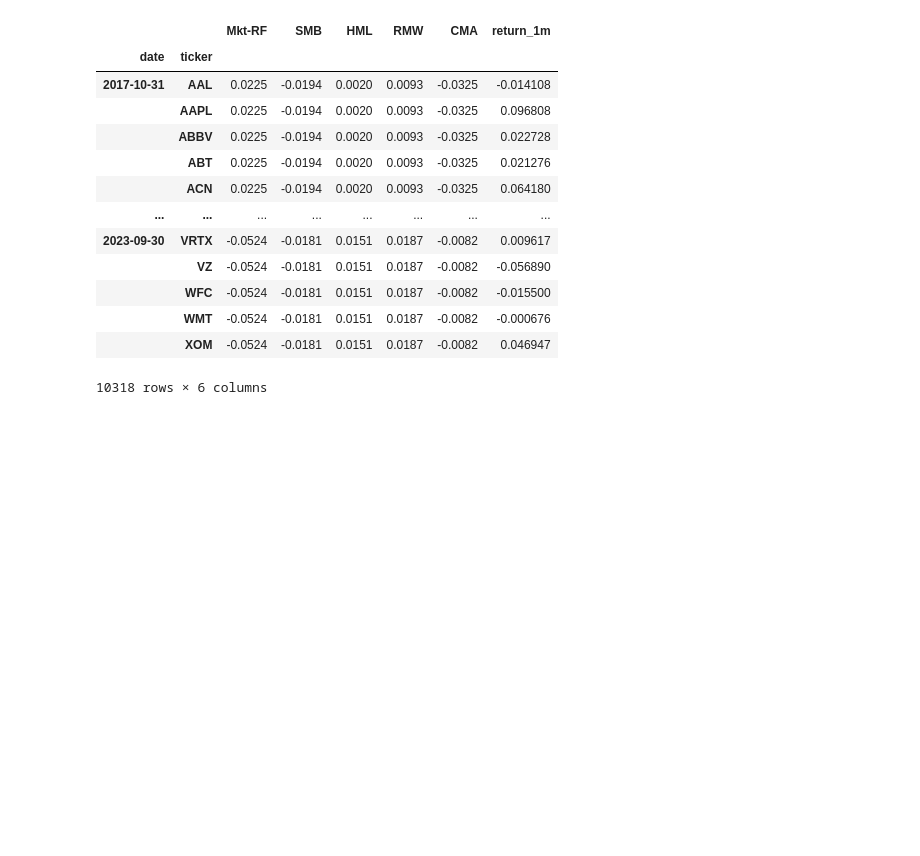
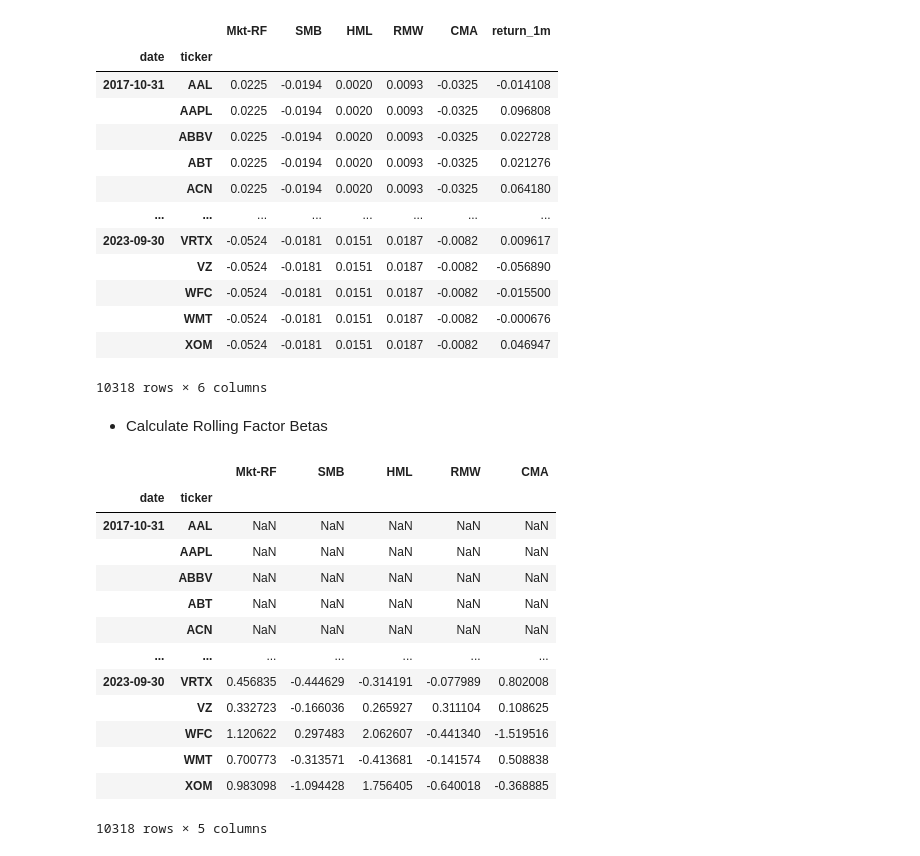
Before and after one commit to cody-mckeon/Unsupervised-Learning-Trading-Strategy, a Jupyter notebook: Unsupervised-Learning-Trading.ipynb, the cells around one changed output. Saved outputs shown, nothing was run; the diff lists cells and outputs as text; code cells hidden in the pictures; blank space fills up the shorter version.

```diff
--- a/Unsupervised-Learning-Trading.ipynb
+++ b/Unsupervised-Learning-Trading.ipynb
@@ -321,3 +321,33 @@ factor_data
 |  | WMT | -0.0524 | -0.0181 | 0.0151 | 0.0187 | -0.0082 | -0.000676 |
 |  | XOM | -0.0524 | -0.0181 | 0.0151 | 0.0187 | -0.0082 | 0.046947 |
 10318 rows × 6 columns
+# %% [markdown]
+<ul>
+    <li>Calculate Rolling Factor Betas</li>
+</ul>
+# %%
+betas= (factor_data.groupby(level=1,
+                    group_keys=False)
+        .apply(lambda x: RollingOLS(endog=x['return_1m'],
+                           exog=sm.add_constant(x.drop('return_1m', axis=1)),
+                           window=min(24, x.shape[0]),
+                           min_nobs=len(x.columns)+1)
+         .fit(params_only=True)
+         .params
+         .drop('const', axis=1)))
+betas
+# %% [output]
+|  |  | Mkt-RF | SMB | HML | RMW | CMA |
+| date | ticker |  |  |  |  |  |
+| 2017-10-31 | AAL | NaN | NaN | NaN | NaN | NaN |
+|  | AAPL | NaN | NaN | NaN | NaN | NaN |
+|  | ABBV | NaN | NaN | NaN | NaN | NaN |
+|  | ABT | NaN | NaN | NaN | NaN | NaN |
+|  | ACN | NaN | NaN | NaN | NaN | NaN |
+| ... | ... | ... | ... | ... | ... | ... |
+| 2023-09-30 | VRTX | 0.456835 | -0.444629 | -0.314191 | -0.077989 | 0.802008 |
+|  | VZ | 0.332723 | -0.166036 | 0.265927 | 0.311104 | 0.108625 |
+|  | WFC | 1.120622 | 0.297483 | 2.062607 | -0.441340 | -1.519516 |
+|  | WMT | 0.700773 | -0.313571 | -0.413681 | -0.141574 | 0.508838 |
+|  | XOM | 0.983098 | -1.094428 | 1.756405 | -0.640018 | -0.368885 |
+10318 rows × 5 columns
```
Also changed, not shown: parts of 9 cells of this notebook.
